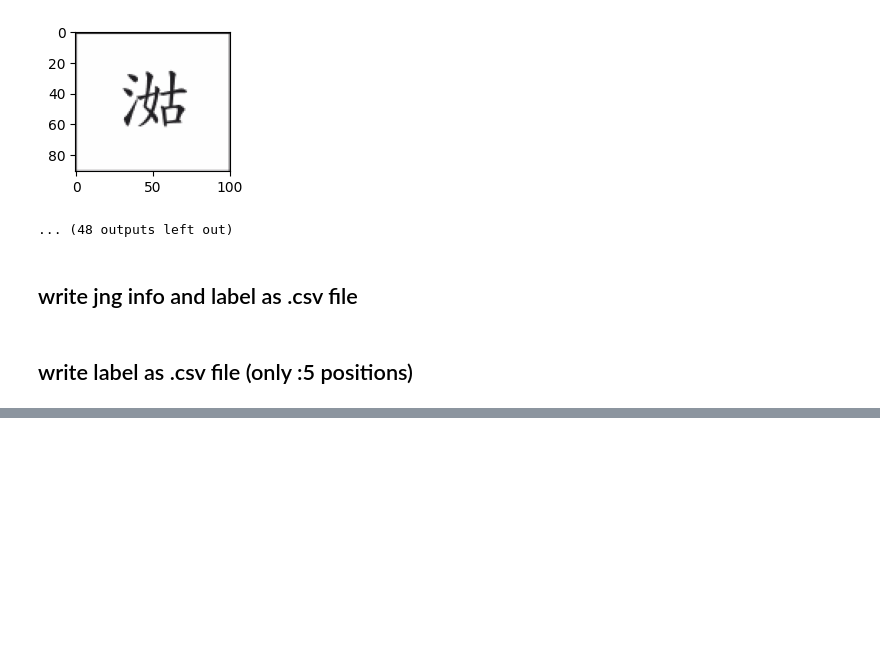
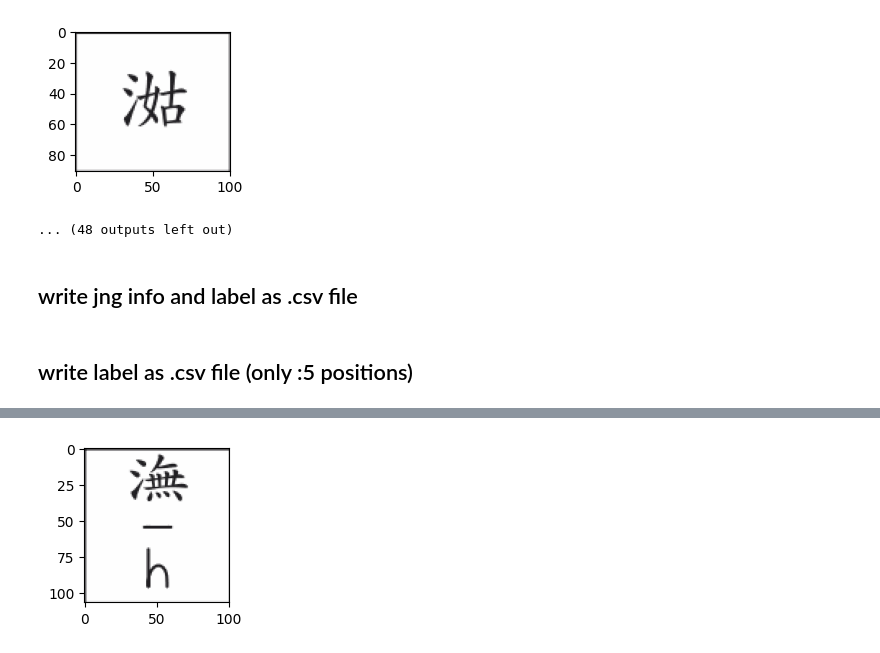
Before and after one commit to MALerLab/jeongganbo-omr, a Jupyter notebook: notebooks/match_result_to_label.ipynb, the cells around one changed output, grey strips where cells are left out. Saved outputs shown, nothing was run; the diff lists cells and outputs as text; code cells hidden in the pictures; blank space fills up the shorter version.

Commit message:
add: convert label-studio annotations to label - label with position index - add list of all pnames and special char 2 symbol name dict

```diff
--- a/notebooks/match_result_to_label.ipynb
+++ b/notebooks/match_result_to_label.ipynb
@@ -172,0 +186,18 @@ with open(f'test/labels_{int(time.time())}.csv', 'w', newline='', encoding='utf-
+# %%
+file = {}
+
+with open(f'test/label_studio_pairs_231205.csv', 'r', newline='', encoding='utf-8') as f:
+  reader = csv.reader(f, quotechar='"')
+  file = { filename: annot for filename, annot in list(reader)[1:] }
+# %%
+pnames = ['황', '대', '태', '협', '고', '중', '유', '임', '이', '남', '무', '응']
+octaves =  ['중청', '청', '배', '하배', '하하배']
+pname_list = []
+
+for pname in pnames:
+  for octave in octaves:
+    pname_list.append(octave + pname)
+
+pname_list = pnames + pname_list
+
+len(pname_list), len(pnames) * len(octaves) + len(pnames)
@@ -172,0 +206,62 @@ with open(f'test/labels_{int(time.time())}.csv', 'w', newline='', encoding='utf-
+# %%
+test_jng_filenames = get_test_jng_filename_list(file, 3)
+
+def combine_chars(char_list):
+  pname = ''
+  notations = []
+
+  for char in char_list:
+    if char in PNAME_LIST:
+      pname = char
+    else:
+      if char in SPECIAL_CHAR_TO_NAME.keys():
+        notations.append(SPECIAL_CHAR_TO_NAME[char])
+      else:
+        notations.append(char)
+
+  pname = [pname] if pname else []
+
+  return '_'.join(pname + notations)
+
+
+for filename in test_jng_filenames:
+  annot = file[filename]
+
+  print(filename)
+  rows = annot.split('\n')
+  row_div = len(rows)
+  print(rows)
+
+  result_str = ''
+  result_list = []
+
+  if row_div == 1:
+    chars = rows[0].strip().split(' ')
+    char_str = combine_chars(chars)
+    result_str = char_str + ':5'
+
+  else:
+    for row_idx, row in enumerate(rows):
+      cols = row.strip().split(',')
+
+      if len(cols) == 1:
+        chars = cols[0].strip().split(' ')
+        char_str = combine_chars(chars)
+        position = row_idx + 10 if row_div == 2 else 2 + (row_idx * 3)
+        result_list.append(char_str + f':{position}')
+
+      else:
+        for col_idx, col in enumerate(cols):
+          chars = col.strip().split(' ')
+          char_str = combine_chars(chars)
+          position = 12 + (row_idx * 2) + col_idx if row_div == 2 else 1 + (row_idx * 3) + (col_idx * 2)
+          result_list.append(char_str + f':{position}')
+
+    result_str = ' '.join(result_list)
+
+  print(result_str)
+
+  plt.figure(figsize=(2, 2))
+  plt.imshow(cv2.imread(f'{jng_img_dir}/{filename}'))
+  plt.show()
+# %% [output]
@@ -172,0 +271 @@ with open(f'test/labels_{int(time.time())}.csv', 'w', newline='', encoding='utf-
+[figure, added]
```
Also changed, not shown: parts of 9 cells of this notebook, 1 other file.
